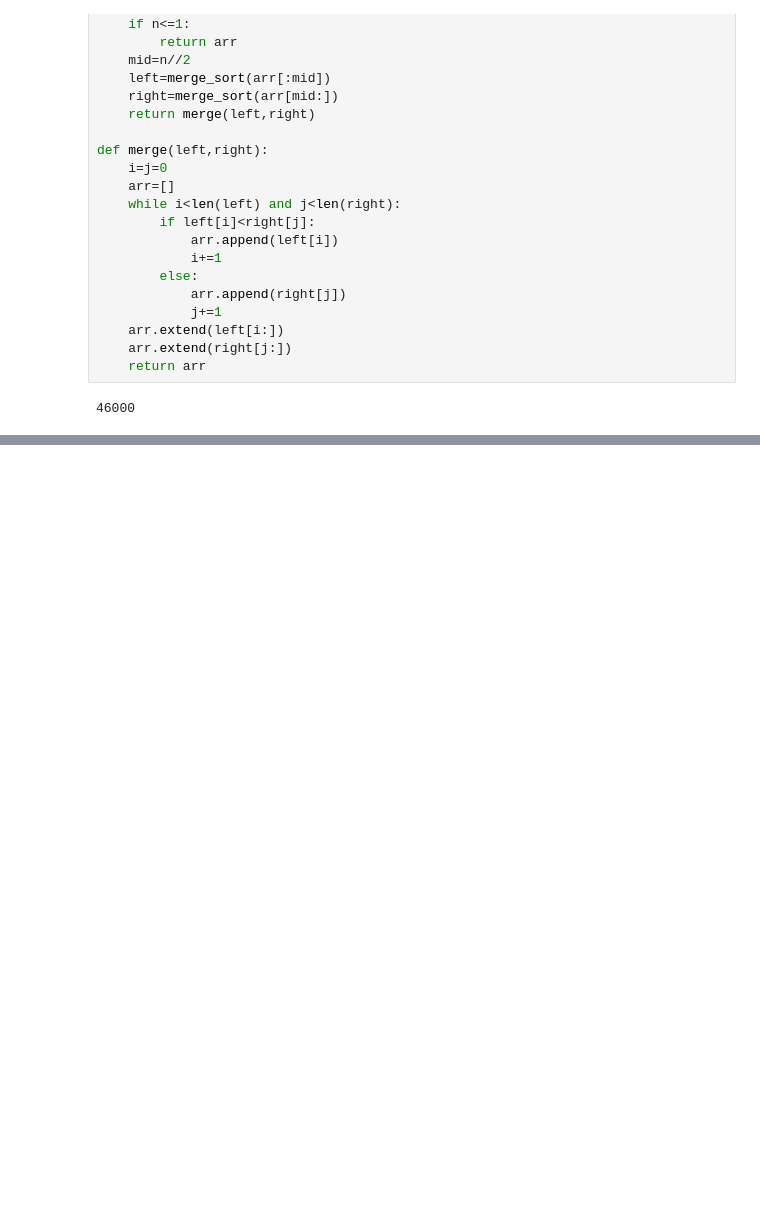
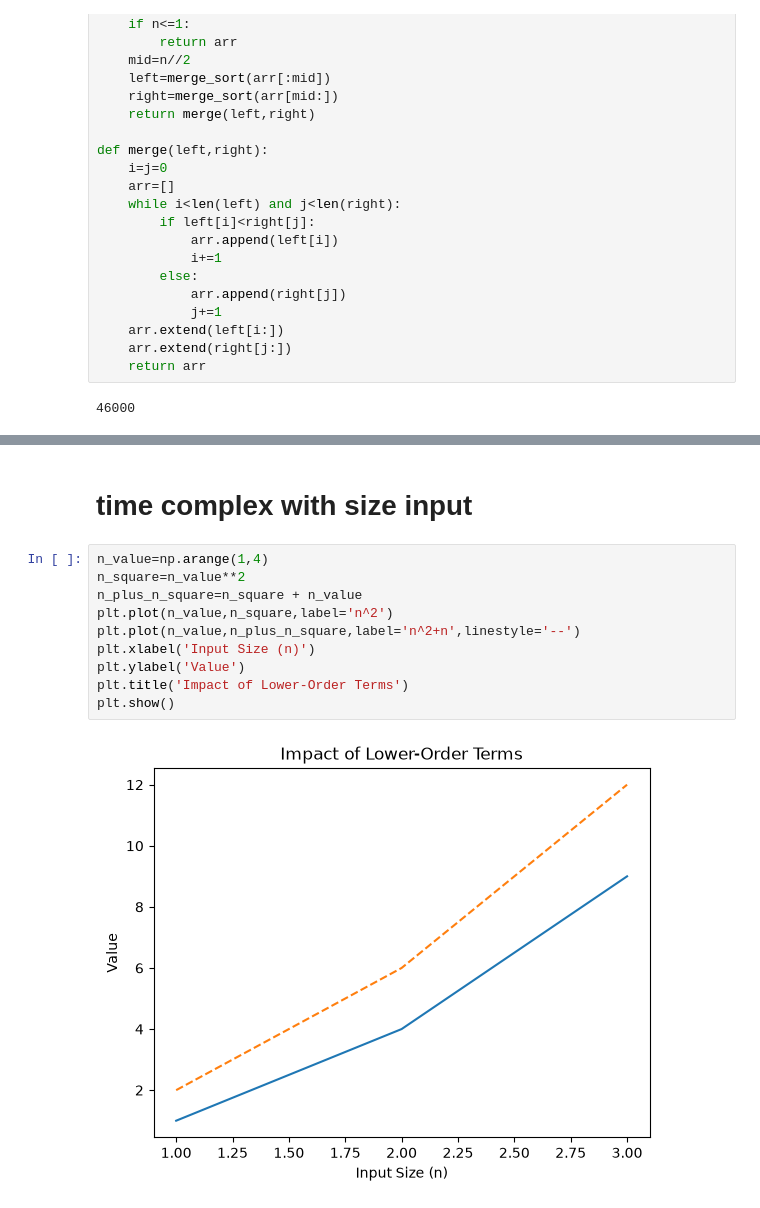
Before and after one commit to Immortal-Pi/DSA, a Jupyter notebook: time_complexity_analysis/sorts.ipynb, the cells around one changed output, grey strips where cells are left out. Cells and saved outputs as stored; diff of their text form; blank space fills up the shorter version.

```diff
--- a/time_complexity_analysis/sorts.ipynb
+++ b/time_complexity_analysis/sorts.ipynb
@@ -49,0 +99,14 @@ time taken to sort an array of size 1000000:2619676800 nanoseconds
+# %% [markdown]
+# time complex with size input
+# %%
+n_value=np.arange(1,4)
+n_square=n_value**2
+n_plus_n_square=n_square + n_value
+plt.plot(n_value,n_square,label='n^2')
+plt.plot(n_value,n_plus_n_square,label='n^2+n',linestyle='--')
+plt.xlabel('Input Size (n)')
+plt.ylabel('Value')
+plt.title('Impact of Lower-Order Terms')
+plt.show()
+# %% [output]
+[figure, added]
```
Also changed, not shown: parts of 16 cells of this notebook, 9 other files.
